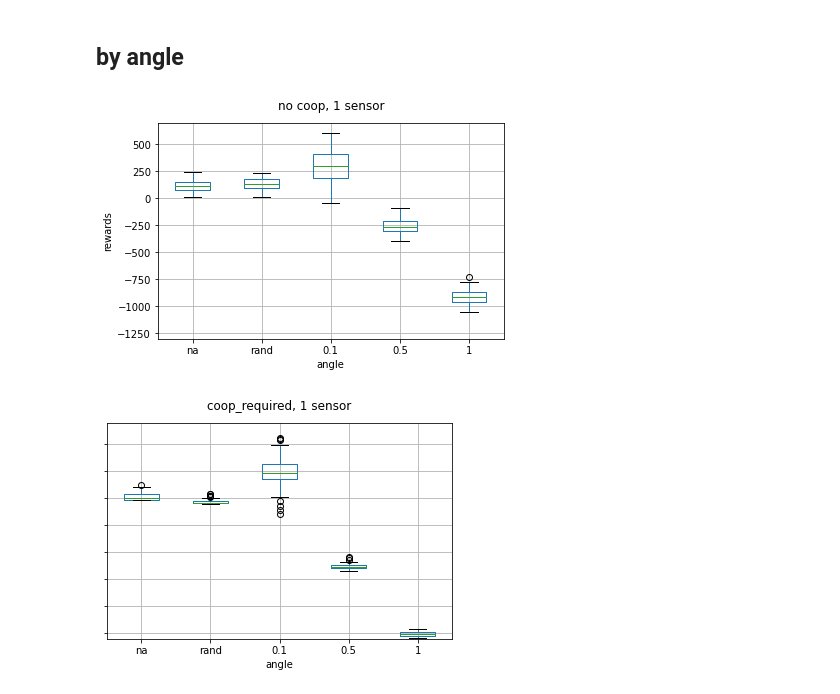
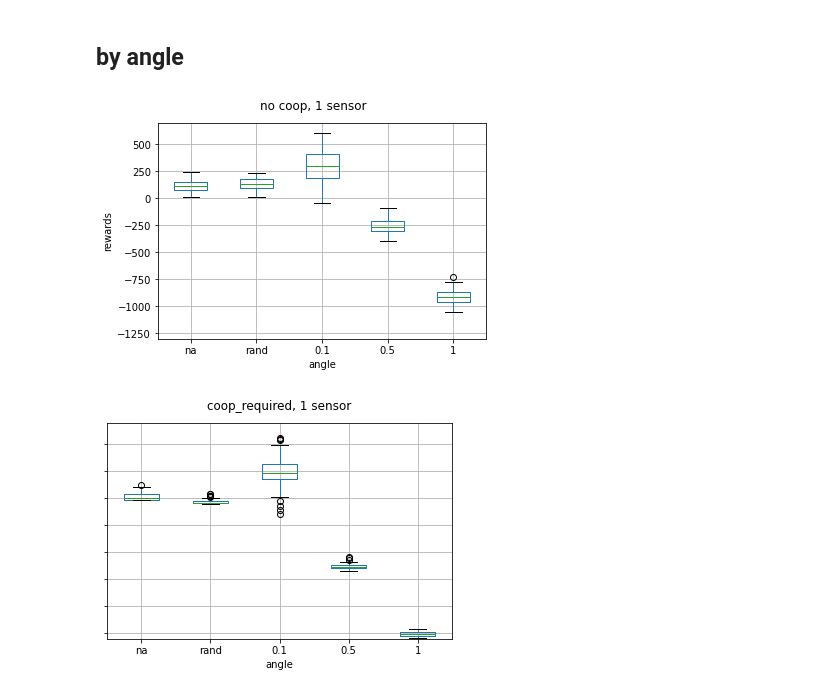
Before and after one commit to ezxzeng/syde750_waterworld, a Jupyter notebook: Test policies.ipynb, the cells around one changed output. Saved outputs shown, nothing was run; the diff lists cells and outputs as text; code cells hidden in the pictures.

Commit message:
slight plotting change

```diff
--- a/Test policies.ipynb
+++ b/Test policies.ipynb
@@ -73,14 +73,15 @@ fig.savefig("test_results/graphs/potential_field/by_sensor/coop.png")
 # %%
 ax = test_main[(test_main["n_sensors"] == 1) & (test_main["n_coop"] == 1) & (test_main["angle"] != 0)].boxplot("rewards", by="angle", positions=[2, 3, 4, 0, 1])
 ax.set_title("")
 ax.set_ylabel("rewards")
 ax.set_ylim((-1300, 700))
 fig = ax.get_figure()
 fig.suptitle("no coop, 1 sensor")
+plt.gcf().subplots_adjust(left=0.14)
 plt.show()
 fig.savefig("test_results/graphs/potential_field/by_angle/1_sensor/no_coop.png")
 # %% [output]
-[figure, old version]
+[figure, new version]
 # %%
 ax = test_main[(test_main["n_sensors"] == 1) & (test_main["n_coop"] == 2) & (test_main["angle"] != 0)].boxplot("rewards", by="angle", positions=[2, 3, 4, 0, 1])
 ax.set_title("")
```
Also changed, not shown: parts of 25 cells of this notebook.
